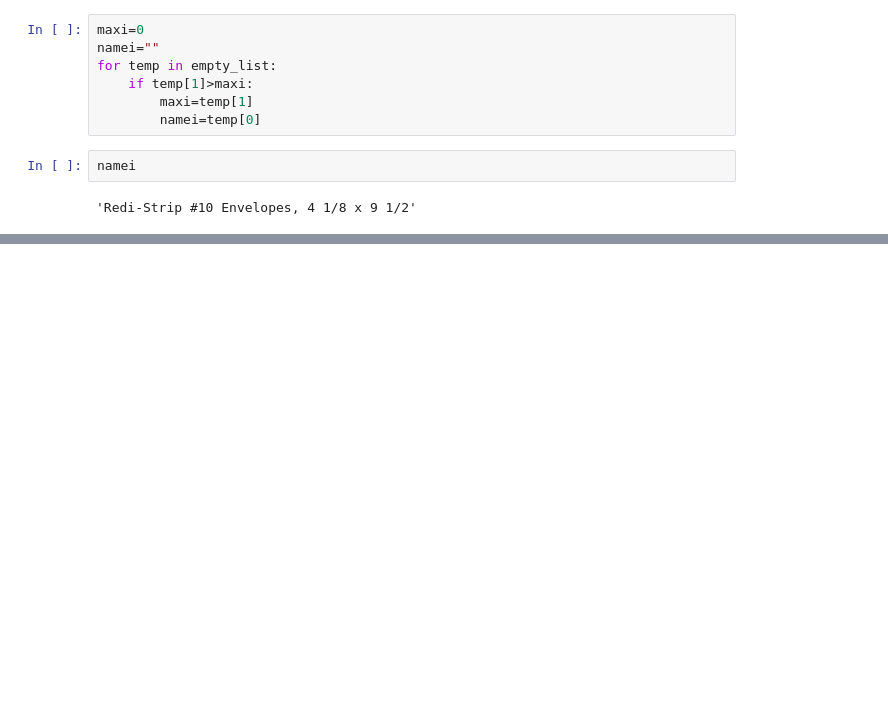
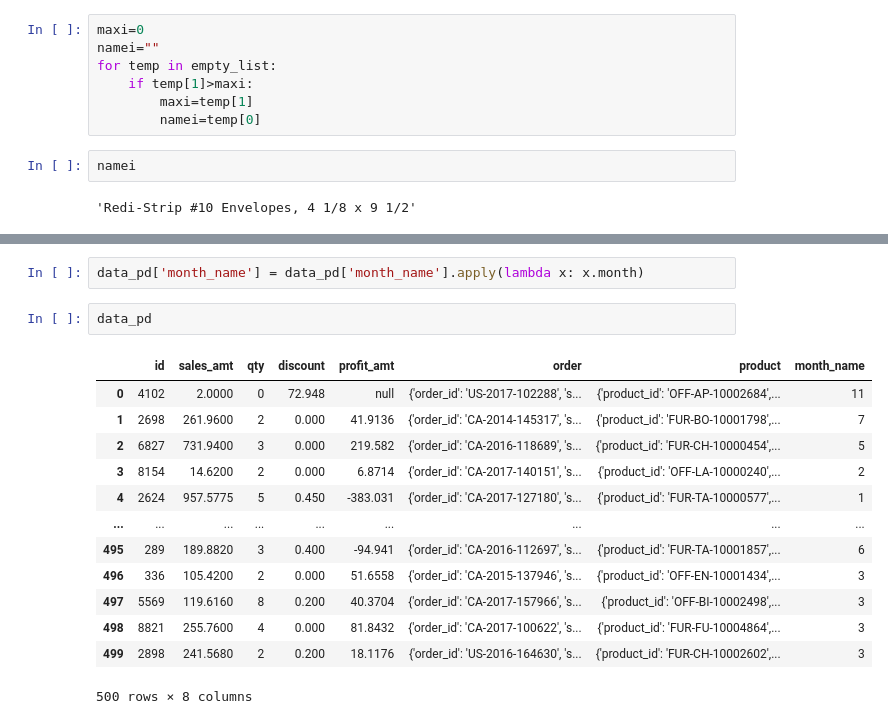
Before and after one commit to ksandy33/sandeep, a Jupyter notebook: Masterclasss_1.ipynb, the cells around one changed output, grey strips where cells are left out. Cells and saved outputs as stored; diff of their text form; blank space fills up the shorter version.

```diff
--- a/Masterclasss_1.ipynb
+++ b/Masterclasss_1.ipynb
@@ -169,0 +263,18 @@ namei
+# %%
+data_pd['month_name'] = data_pd['month_name'].apply(lambda x: x.month)
+# %%
+data_pd
+# %% [output]
+|  | id | sales_amt | qty | discount | profit_amt | order | product | month_name |
+| 0 | 4102 | 2.0000 | 0 | 72.948 | null | {'order_id': 'US-2017-102288', 's... | {'product_id': 'OFF-AP-10002684',... | 11 |
+| 1 | 2698 | 261.9600 | 2 | 0.000 | 41.9136 | {'order_id': 'CA-2014-145317', 's... | {'product_id': 'FUR-BO-10001798',... | 7 |
+| 2 | 6827 | 731.9400 | 3 | 0.000 | 219.582 | {'order_id': 'CA-2016-118689', 's... | {'product_id': 'FUR-CH-10000454',... | 5 |
+| 3 | 8154 | 14.6200 | 2 | 0.000 | 6.8714 | {'order_id': 'CA-2017-140151', 's... | {'product_id': 'OFF-LA-10000240',... | 2 |
+| 4 | 2624 | 957.5775 | 5 | 0.450 | -383.031 | {'order_id': 'CA-2017-127180', 's... | {'product_id': 'FUR-TA-10000577',... | 1 |
+| ... | ... | ... | ... | ... | ... | ... | ... | ... |
+| 495 | 289 | 189.8820 | 3 | 0.400 | -94.941 | {'order_id': 'CA-2016-112697', 's... | {'product_id': 'FUR-TA-10001857',... | 6 |
+| 496 | 336 | 105.4200 | 2 | 0.000 | 51.6558 | {'order_id': 'CA-2015-137946', 's... | {'product_id': 'OFF-EN-10001434',... | 3 |
+| 497 | 5569 | 119.6160 | 8 | 0.200 | 40.3704 | {'order_id': 'CA-2017-157966', 's... | {'product_id': 'OFF-BI-10002498',... | 3 |
+| 498 | 8821 | 255.7600 | 4 | 0.000 | 81.8432 | {'order_id': 'CA-2017-100622', 's... | {'product_id': 'FUR-FU-10004864',... | 3 |
+| 499 | 2898 | 241.5680 | 2 | 0.200 | 18.1176 | {'order_id': 'US-2016-164630', 's... | {'product_id': 'FUR-CH-10002602',... | 3 |
+500 rows × 8 columns
```
Also changed, not shown: parts of 27 cells of this notebook.
